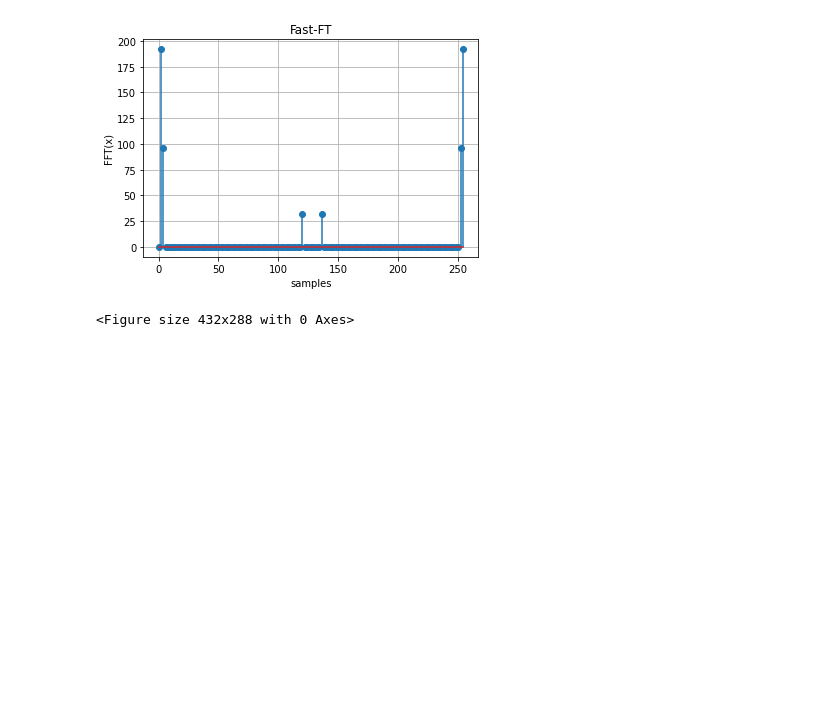
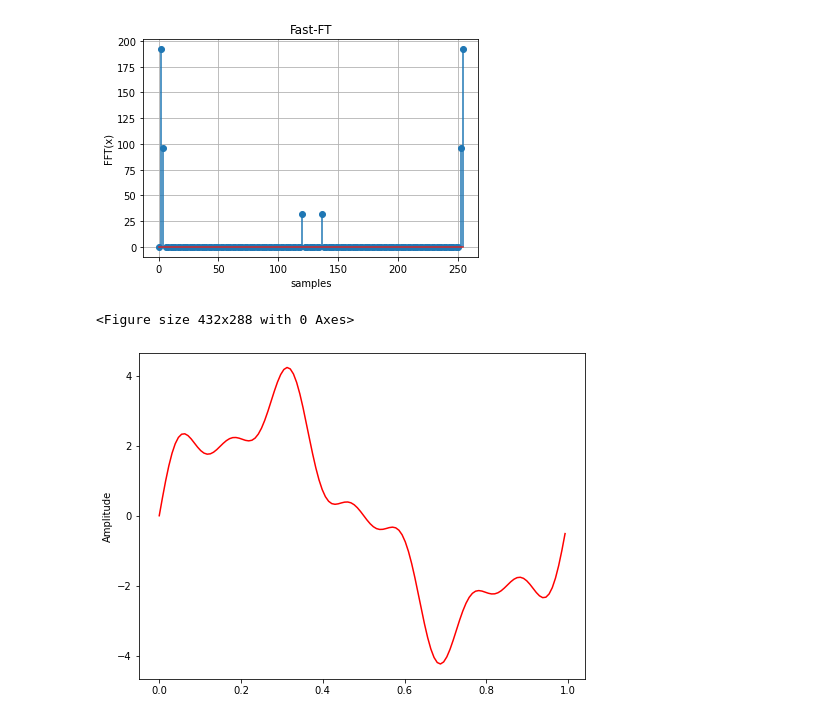
Before and after one commit to mariatomy9/DSPLAB, a Jupyter notebook: e4_fft.ipynb, the cells around one changed output. Saved outputs shown, nothing was run; the diff lists cells and outputs as text; code cells hidden in the pictures; blank space fills up the shorter version.

```diff
--- a/e4_fft.ipynb
+++ b/e4_fft.ipynb
@@ -73,3 +73,73 @@ plt.savefig("e4_fft.pdf")
 [figure]
 [figure]
 <Figure size 432x288 with 0 Axes>
+# %%
+"""
+A recursive implementation of the 1D Cooley-Tukey FFT, the
+input should have a length of power of 2.
+"""
+def FFT(x):
+	N = len(x)
+	if N == 1:
+		return x
+	else:
+		X_even = FFT(x[::2])
+		X_odd = FFT(x[1::2])
+		factor = np.exp(-2j*np.pi*np.arange(N)/ N)
+
+	X = np.concatenate(\
+		[X_even+factor[:int(N/2)]*X_odd, X_even+factor[int(N/2):]*X_odd])
+	return X
+
+# sampling rate
+fs = 128
+# sampling interval
+ts = 1.0/fs
+t = np.arange(0,1,ts)
+
+freq = 1.
+x = 3*np.sin(2*np.pi*freq*t)
+
+freq = 4
+x += np.sin(2*np.pi*freq*t)
+
+freq = 7
+x += 0.5* np.sin(2*np.pi*freq*t)
+
+plt.figure(figsize = (8, 6))
+plt.plot(t, x, 'r')
+plt.ylabel('Amplitude')
+plt.show()
+
+# Compute FFT of x
+X=FFT(x)
+
+
+# calculate the frequency
+N = len(X)
+k = np.arange(N)
+T = N/fs
+freq = k/T
+
+# plt.figure(figsize = (12, 6))
+# plt.subplot(121)
+# plt.stem(freq, abs(X))
+# plt.xlabel('Freq (Hz)')
+# plt.ylabel('FFT Amplitude |X(freq)|')
+
+# # Get the one-sided specturm
+# n_oneside = N//2
+# # get the one side frequency
+# f_oneside = freq[:n_oneside]
+
+# # normalize the amplitude
+# X_oneside =X[:n_oneside]/n_oneside
+
+# plt.subplot(122)
+# plt.stem(f_oneside, abs(X_oneside))
+# plt.xlabel('Freq (Hz)')
+# plt.ylabel('Normalized FFT Amplitude |X(freq)|')
+# plt.tight_layout()
+# plt.show()
+# %% [output]
+[figure, added]
```
Also changed, not shown: parts of 1 cell of this notebook, 1 other file.
